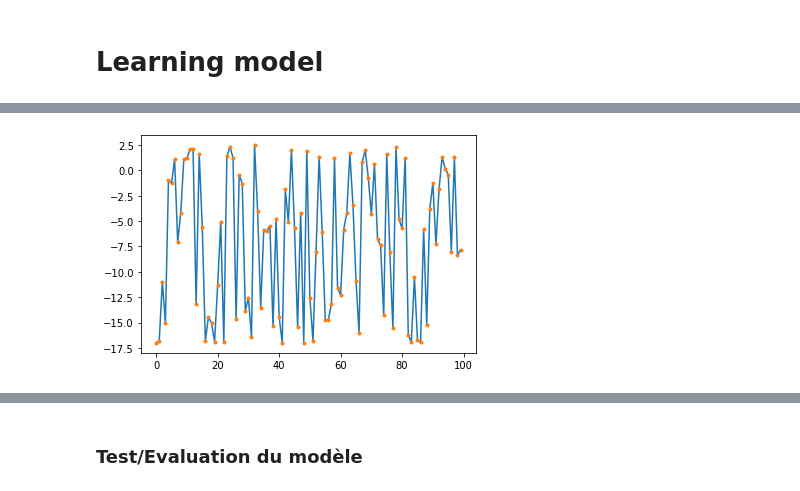
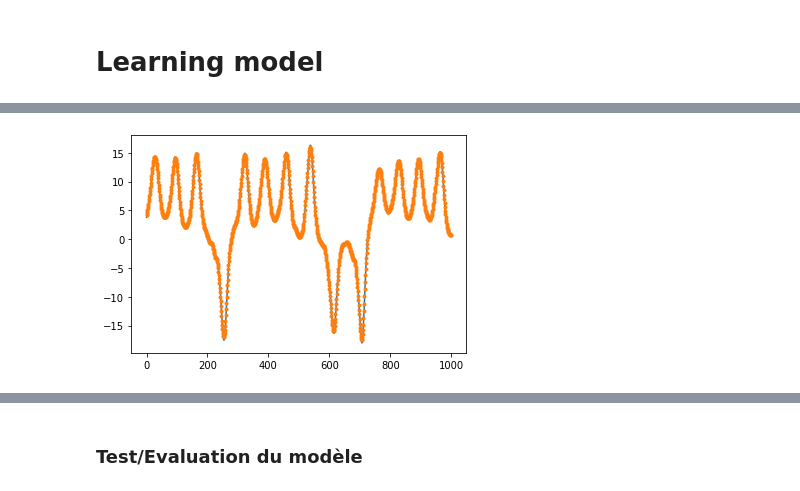
Before and after one commit to RaniaBouchrara/Stage-Rania, a Jupyter notebook: Lorenz_stochastique10.ipynb, the cells around one changed output, grey strips where cells are left out. Cells and saved outputs as stored; diff of their text form; code cells hidden in the pictures.

```diff
--- a/Lorenz_stochastique10.ipynb
+++ b/Lorenz_stochastique10.ipynb
@@ -297,8 +320,8 @@ training_dataset     = torch.utils.data.TensorDataset(torch.Tensor(x_train)) # c
 test_dataset         = torch.utils.data.TensorDataset(torch.Tensor(x_test)) # create your dataset
 
 dataloaders = {
-    'train': torch.utils.data.DataLoader(training_dataset, batch_size=32, shuffle=True, num_workers=4, pin_memory=True),
-    'val': torch.utils.data.DataLoader(test_dataset, batch_size=32, shuffle=True, num_workers=4, pin_memory=True),
+    'train': torch.utils.data.DataLoader(training_dataset, batch_size=32, shuffle=False, num_workers=4, pin_memory=True),
+    'val': torch.utils.data.DataLoader(test_dataset, batch_size=32, shuffle=False, num_workers=4, pin_memory=True),
 }
 #datatloaders(entrée et sortie sont des données du RN)
 #x(t) est rapprochée x(t)-x(t-dt)/dt
@@ -399,6 +422,6 @@ def train_model(model, dt, criterion, optimizer, scheduler, num_epochs=25):
 # %%
 #training
 dt         = torch.nn.Parameter(torch.Tensor([0.01]))
-num_epochs = 10
+num_epochs = 100
 modelRINN  = train_model(modelRINN, dt, criterion, optimizer, exp_lr_scheduler, num_epochs)
 # %% [output]
@@ -422,4 +445,4 @@ Best val loss: 0.000828
 # %%
-reel = training_dataset[:,:,0][0].view(-1,3) #***
+reel=training_dataset[:,:,1][0]
 # %%
-pred, K1 = modelRINN(reel,dt)
+pred, K1 = modelRINN(training_dataset[:,:,1][0],dt)
@@ -462,6 +455,6 @@ tensor([-17.0015, -16.8063, -10.9742, -15.0385,  -0.9704,  -1.2853,   1.1241,
 # %%
-plt.plot(reel[:100,0],)
-plt.plot(pred[:100,0].detach(),'.')
+plt.plot(reel[:1000,0],) #x
+plt.plot(pred[:1000,0].detach(),'.')
 plt.show()
 # %% [output]
-[figure, old version]
+[figure, new version]
```
Also changed, not shown: parts of 35 cells of this notebook.
